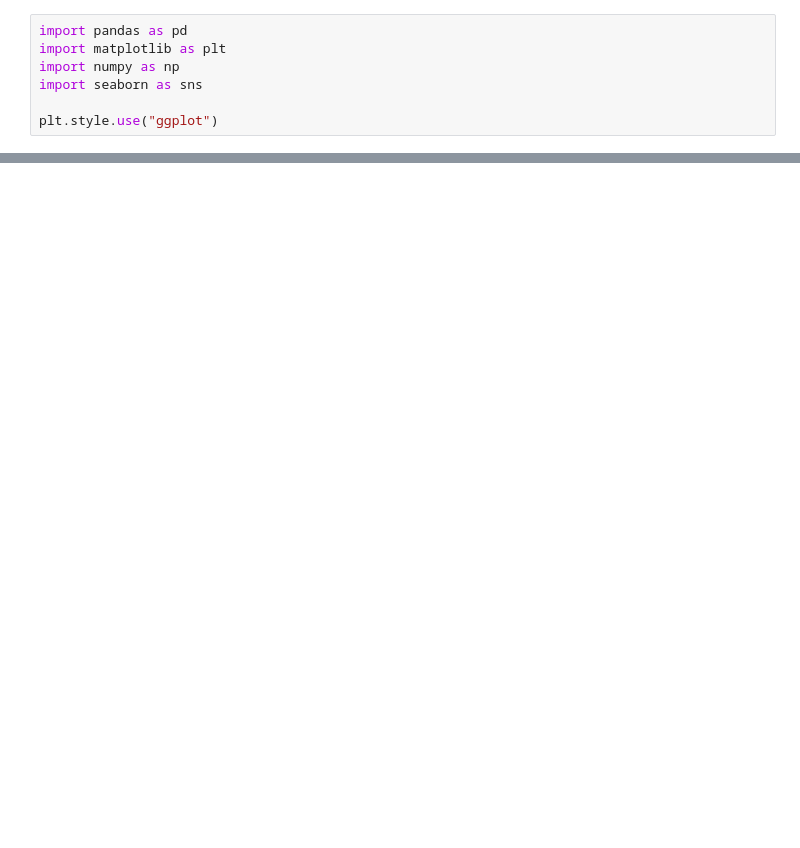
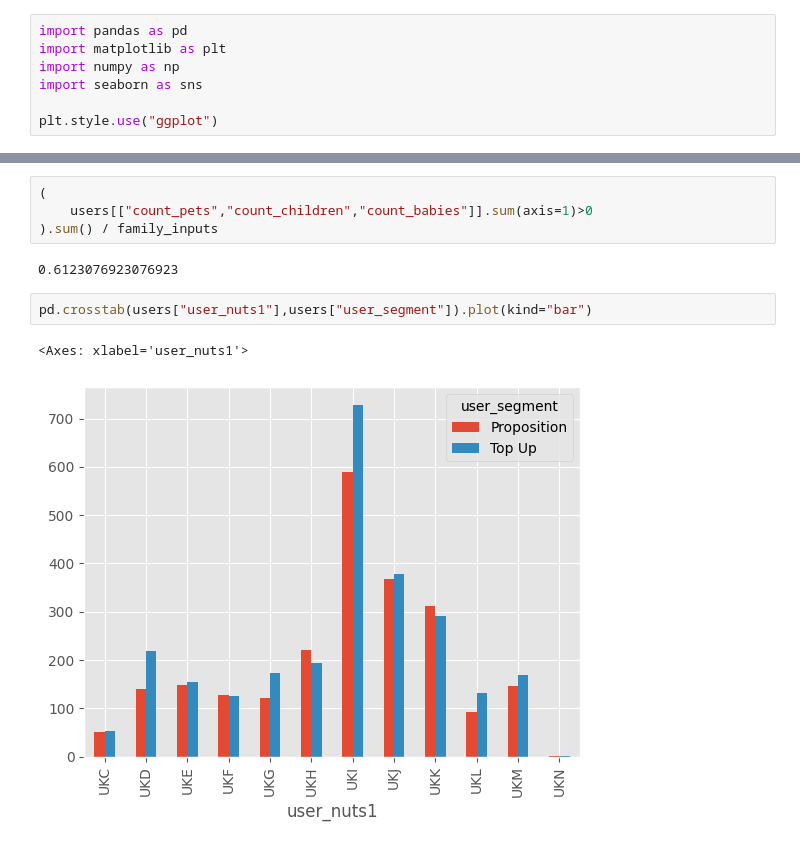
Before and after one commit to Alberto-God/zrive-ds, a Jupyter notebook: src/module_2/codigo.ipynb, the cells around one changed output, grey strips where cells are left out. Drawn from its saved outputs; the diff is of its cells as text; blank space fills up the shorter version.

```diff
--- a/src/module_2/codigo.ipynb
+++ b/src/module_2/codigo.ipynb
@@ -102,0 +369,11 @@ SyntaxError: invalid syntax (1912242846.py, line 2)
+# %%
+(
+    users[["count_pets","count_children","count_babies"]].sum(axis=1)>0
+).sum() / family_inputs
+# %% [output]
+0.6123076923076923
+# %%
+pd.crosstab(users["user_nuts1"],users["user_segment"]).plot(kind="bar")
+# %% [output]
+<Axes: xlabel='user_nuts1'>
+[figure, added]
```
Also changed, not shown: parts of 80 cells of this notebook, 13 other files.
